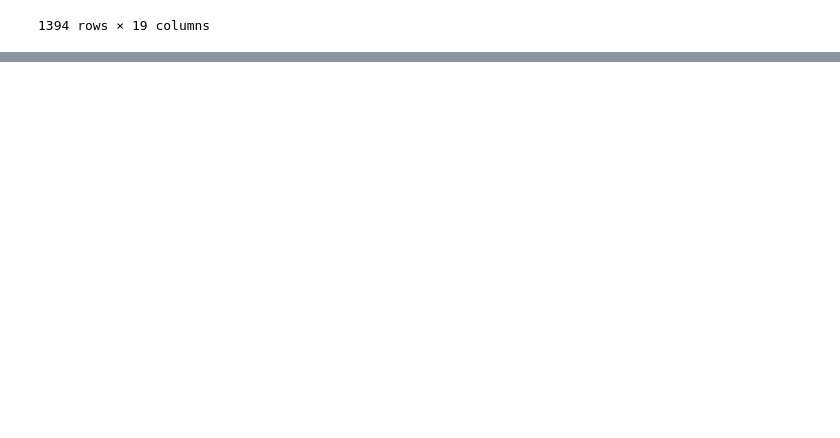
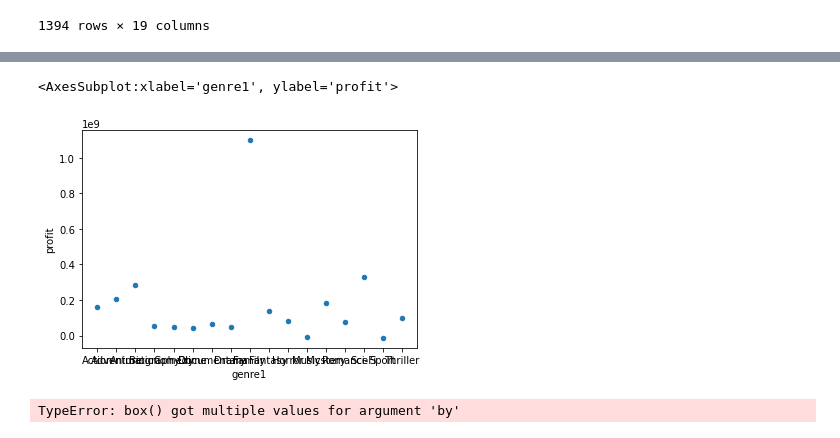
Before and after one commit to ZenBurrito/Phase-1Project, a Jupyter notebook: final_merge.ipynb, the cells around one changed output, grey strips where cells are left out. Saved outputs shown, nothing was run; the diff lists cells and outputs as text; code cells hidden in the pictures; blank space fills up the shorter version.

Commit message:
modified notebook. added genre1

```diff
--- a/final_merge.ipynb
+++ b/final_merge.ipynb
@@ -570,3 +568,6 @@ df_merge.drop('director2', axis = 1, inplace = True)
 df_merge.drop('director3', axis = 1, inplace = True)
 # %%
 df_merge.drop('tconst', axis = 1, inplace = True)
+# %%
+# Step 1 - split genres into genre1 and genre2.
+df_merge[['genre1', 'genre2']] = df_merge['genres'].str.split(',', n=1,  expand =True)
@@ -572,0 +583,2 @@ df_merge.drop('tconst', axis = 1, inplace = True)
+# %%
+df_merge.drop('genres', axis=1, inplace=True)
@@ -572,0 +594,2 @@ df_merge.drop('tconst', axis = 1, inplace = True)
+# %%
+df_test = df_merge.groupby(by='genre1').mean()
@@ -572,0 +618,12 @@ df_merge.drop('tconst', axis = 1, inplace = True)
+# %%
+df_test.reset_index(inplace=True)
+# %%
+
+df_test.plot.scatter('genre1' , 'profit')
+# %% [output]
+<AxesSubplot:xlabel='genre1', ylabel='profit'>
+[figure, added]
+# %%
+df_test.plot.box('profit', by='genre1')
+# %% [output]
+TypeError: box() got multiple values for argument 'by'
```
Also changed, not shown: parts of 10 cells of this notebook.
